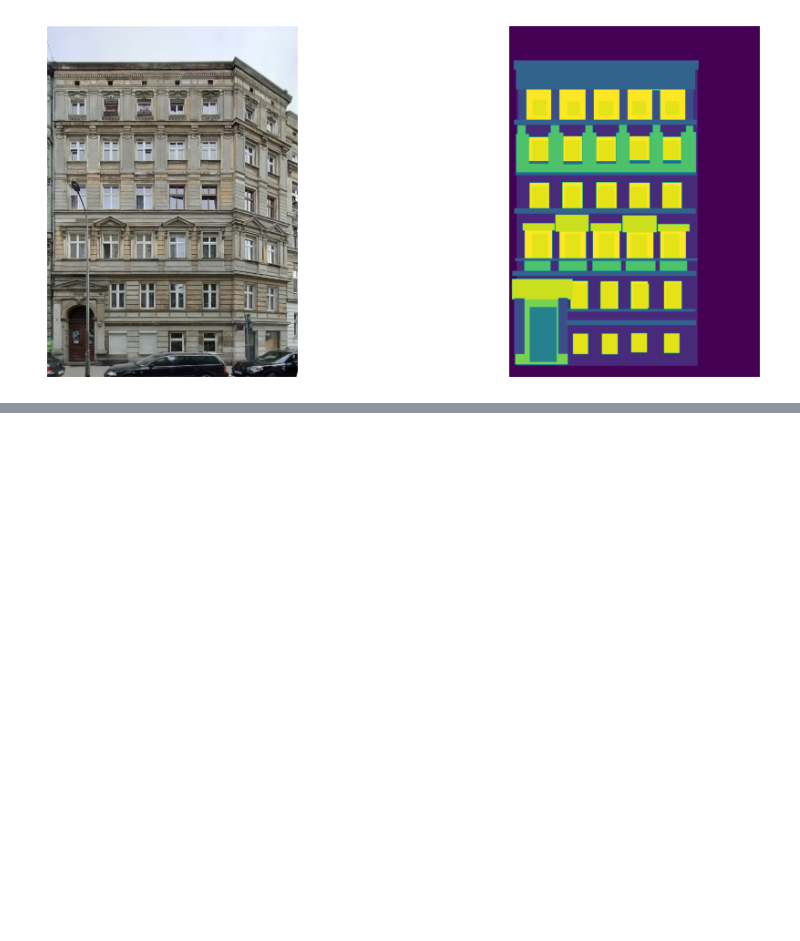
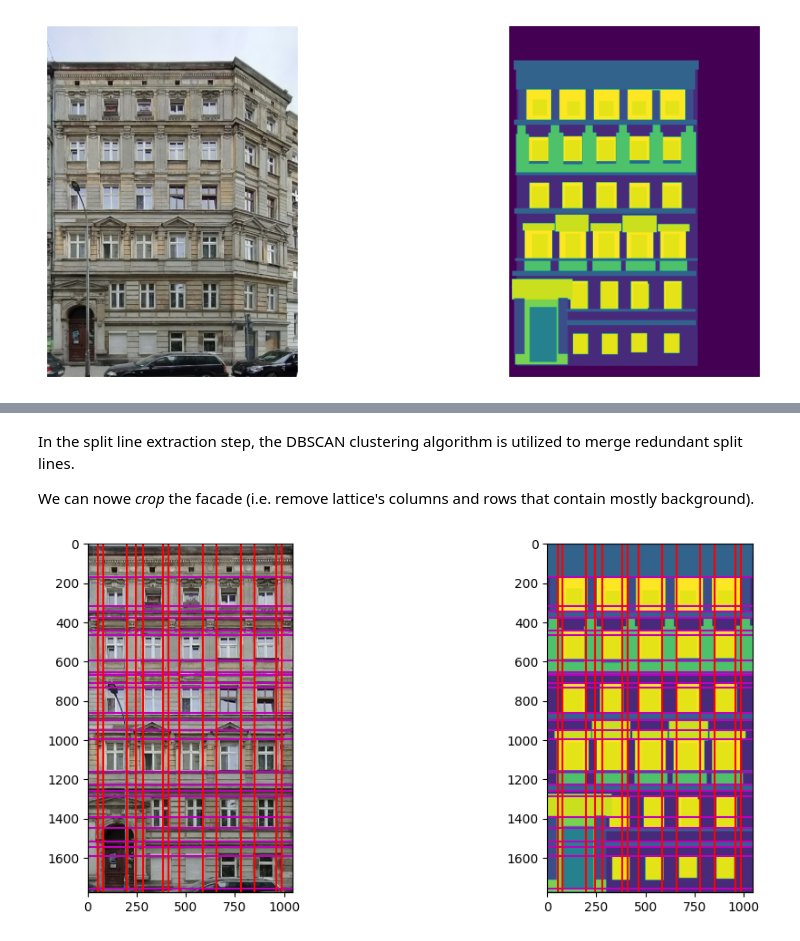
Before and after one commit to Tenements-facades-project/wrofacade, a Jupyter notebook: notebooks/2-useful-utilities.ipynb, the cells around one changed output, grey strips where cells are left out. Saved outputs shown, nothing was run; the diff lists cells and outputs as text; code cells hidden in the pictures; blank space fills up the shorter version.

```diff
--- a/notebooks/2-useful-utilities.ipynb
+++ b/notebooks/2-useful-utilities.ipynb
@@ -73,0 +102,10 @@ draw_facade_and_mask(
+# %% [markdown]
+In the split line extraction step, the DBSCAN clustering algorithm is utilized to merge redundant
+split lines.
+
+We can nowe _crop_ the facade (i.e. remove lattice's columns and rows that contain mostly background).
+# %%
+lattice = crop_facade(lattice, background_label=0)
+lattice.plot()
+# %% [output]
+[figure, added]
```
Also changed, not shown: parts of 15 cells of this notebook.
